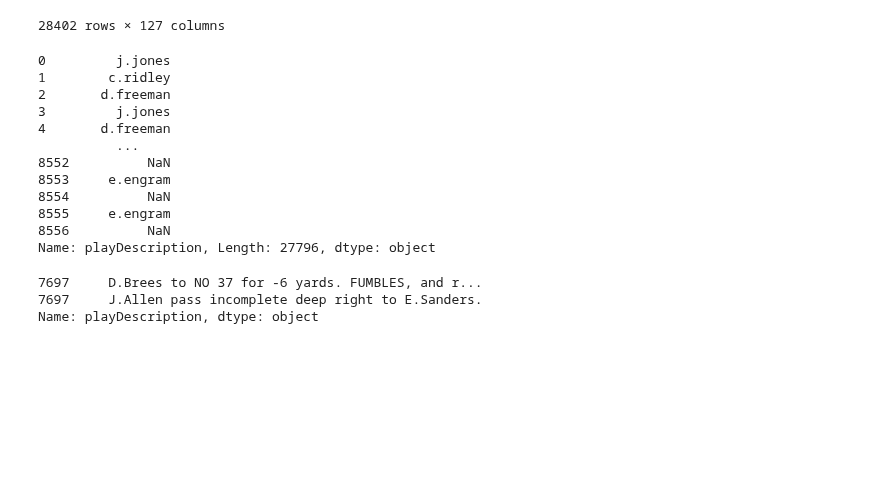
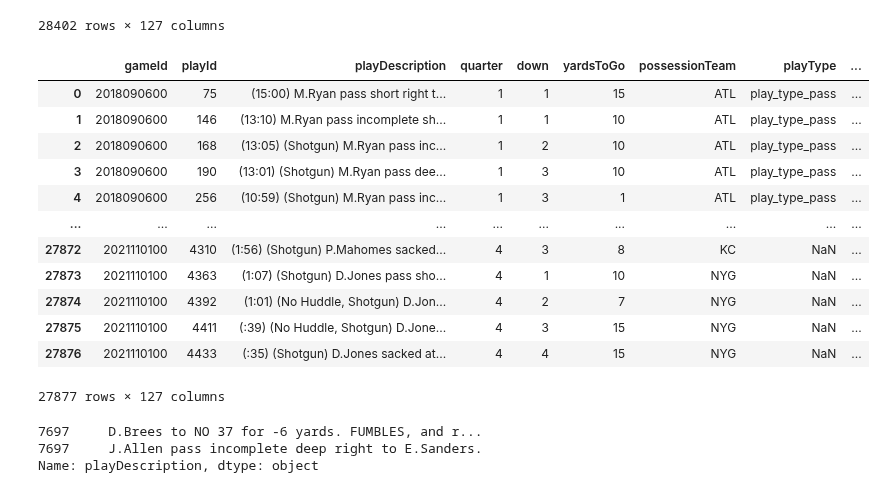
Before and after one commit to samuelrufusward/ADS-NFL, a Jupyter notebook: BigDataBowl2023/passSuccess.ipynb, the cells around one changed output. Drawn from its saved outputs; the diff is of its cells as text; code cells hidden in the pictures; blank space fills up the shorter version.

Commit message:
Added dataframe merge for receivers and their respective player stats

```diff
--- a/BigDataBowl2023/passSuccess.ipynb
+++ b/BigDataBowl2023/passSuccess.ipynb
@@ -214,21 +186,26 @@ passer_stats
 | 28400 | 2021110100 | 4411 | (:39) (No Huddle, Shotgun) D.Jone... | 4 | 3 | 15 | NYG | NaN | ... |
 | 28401 | 2021110100 | 4433 | (:35) (Shotgun) D.Jones sacked at... | 4 | 4 | 15 | NYG | NaN | ... |
 28402 rows × 127 columns
-# %%
-receivers
-# %% [output]
-0         j.jones
-1        c.ridley
-2       d.freeman
-3         j.jones
-4       d.freeman
-          ...
-8552          NaN
-8553     e.engram
-8554          NaN
-8555     e.engram
-8556          NaN
-Name: playDescription, Length: 27796, dtype: object
+# %%
+play_data['abrev_name'] = receivers # column representing who received
+receiver_stats = play_data.merge(player_stats, how='left', left_on=['Team','abrev_name'], right_on=['Team','abrev_name'])
+receiver_stats = receiver_stats.rename(columns={'abrev_name': "receiver"})
+# %%
+receiver_stats
+# %% [output]
+|  | gameId | playId | playDescription | quarter | down | yardsToGo | possessionTeam | playType | ... |
+| 0 | 2018090600 | 75 | (15:00) M.Ryan pass short right t... | 1 | 1 | 15 | ATL | play_type_pass | ... |
+| 1 | 2018090600 | 146 | (13:10) M.Ryan pass incomplete sh... | 1 | 1 | 10 | ATL | play_type_pass | ... |
+| 2 | 2018090600 | 168 | (13:05) (Shotgun) M.Ryan pass inc... | 1 | 2 | 10 | ATL | play_type_pass | ... |
+| 3 | 2018090600 | 190 | (13:01) (Shotgun) M.Ryan pass dee... | 1 | 3 | 10 | ATL | play_type_pass | ... |
+| 4 | 2018090600 | 256 | (10:59) (Shotgun) M.Ryan pass inc... | 1 | 3 | 1 | ATL | play_type_pass | ... |
+| ... | ... | ... | ... | ... | ... | ... | ... | ... | ... |
+| 27872 | 2021110100 | 4310 | (1:56) (Shotgun) P.Mahomes sacked... | 4 | 3 | 8 | KC | NaN | ... |
+| 27873 | 2021110100 | 4363 | (1:07) (Shotgun) D.Jones pass sho... | 4 | 1 | 10 | NYG | NaN | ... |
+| 27874 | 2021110100 | 4392 | (1:01) (No Huddle, Shotgun) D.Jon... | 4 | 2 | 7 | NYG | NaN | ... |
+| 27875 | 2021110100 | 4411 | (:39) (No Huddle, Shotgun) D.Jone... | 4 | 3 | 15 | NYG | NaN | ... |
+| 27876 | 2021110100 | 4433 | (:35) (Shotgun) D.Jones sacked at... | 4 | 4 | 15 | NYG | NaN | ... |
+27877 rows × 127 columns
 # %%
 playDescText.loc[7697]
 # %% [output]
```
Also changed, not shown: parts of 3 cells of this notebook.
